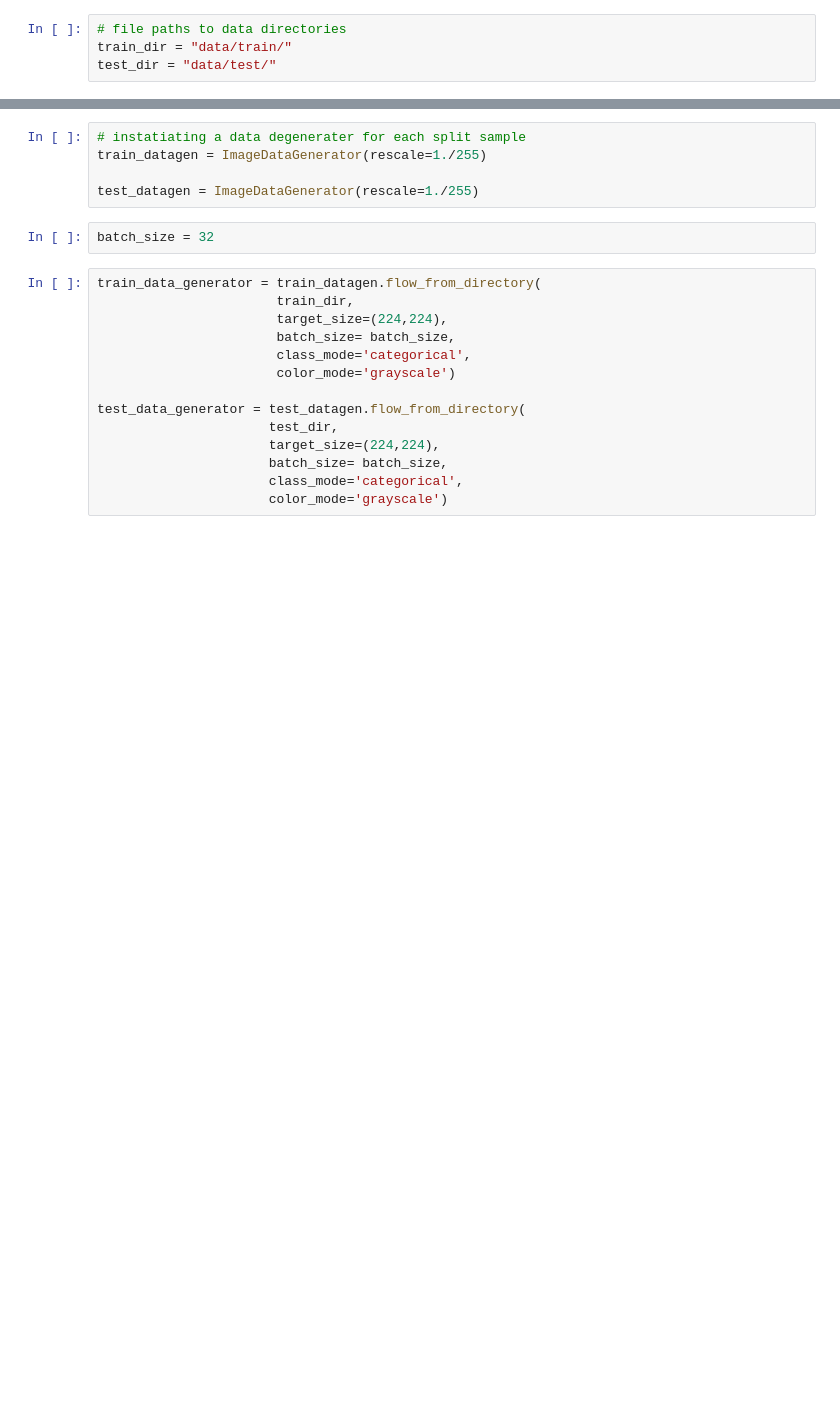
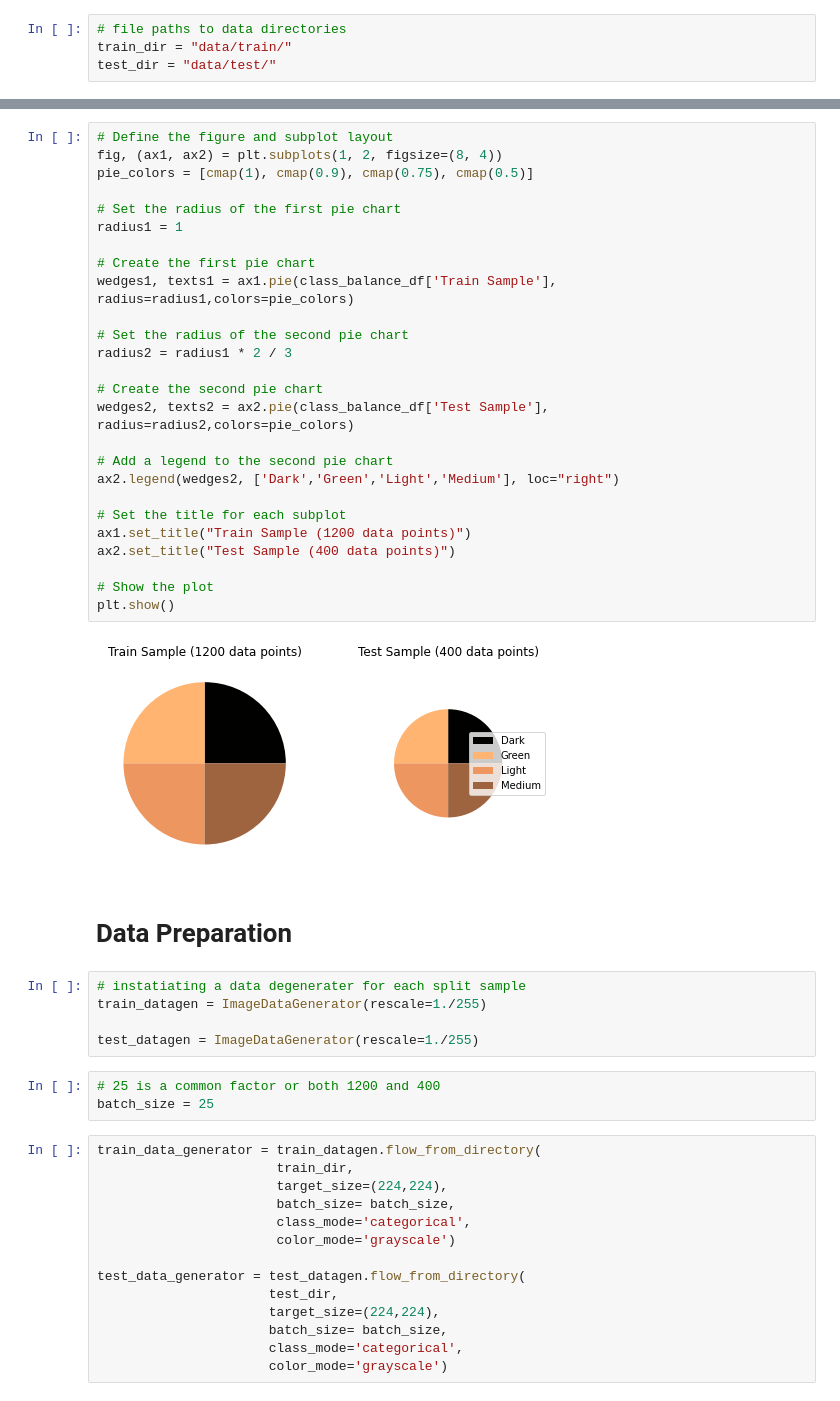
Before and after one commit to Zeth-Abney/Flatiron-school, a Jupyter notebook: phase-5/notebook.ipynb, the cells around one changed output, grey strips where cells are left out. Drawn from its saved outputs; the diff is of its cells as text; blank space fills up the shorter version.

```diff
--- a/phase-5/notebook.ipynb
+++ b/phase-5/notebook.ipynb
@@ -48,10 +94,41 @@ test_dir = "data/test/"
+# %%
+# Define the figure and subplot layout
+fig, (ax1, ax2) = plt.subplots(1, 2, figsize=(8, 4))
+pie_colors = [cmap(1), cmap(0.9), cmap(0.75), cmap(0.5)]
+
+# Set the radius of the first pie chart
+radius1 = 1
+
+# Create the first pie chart
+wedges1, texts1 = ax1.pie(class_balance_df['Train Sample'], radius=radius1,colors=pie_colors)
+
+# Set the radius of the second pie chart
+radius2 = radius1 * 2 / 3
+
+# Create the second pie chart
+wedges2, texts2 = ax2.pie(class_balance_df['Test Sample'], radius=radius2,colors=pie_colors)
+
+# Add a legend to the second pie chart
+ax2.legend(wedges2, ['Dark','Green','Light','Medium'], loc="right")
+
+# Set the title for each subplot
+ax1.set_title("Train Sample (1200 data points)")
+ax2.set_title("Test Sample (400 data points)")
+
+# Show the plot
+plt.show()
+# %% [output]
+[figure, added]
+# %% [markdown]
+# Data Preparation
 # %%
 # instatiating a data degenerater for each split sample
 train_datagen = ImageDataGenerator(rescale=1./255)
 
 test_datagen = ImageDataGenerator(rescale=1./255)
-# %%
-batch_size = 32
+# %%
+# 25 is a common factor or both 1200 and 400
+batch_size = 25
 # %%
 train_data_generator = train_datagen.flow_from_directory(
                        train_dir,
```
Also changed, not shown: parts of 12 cells of this notebook, 1 other file.
